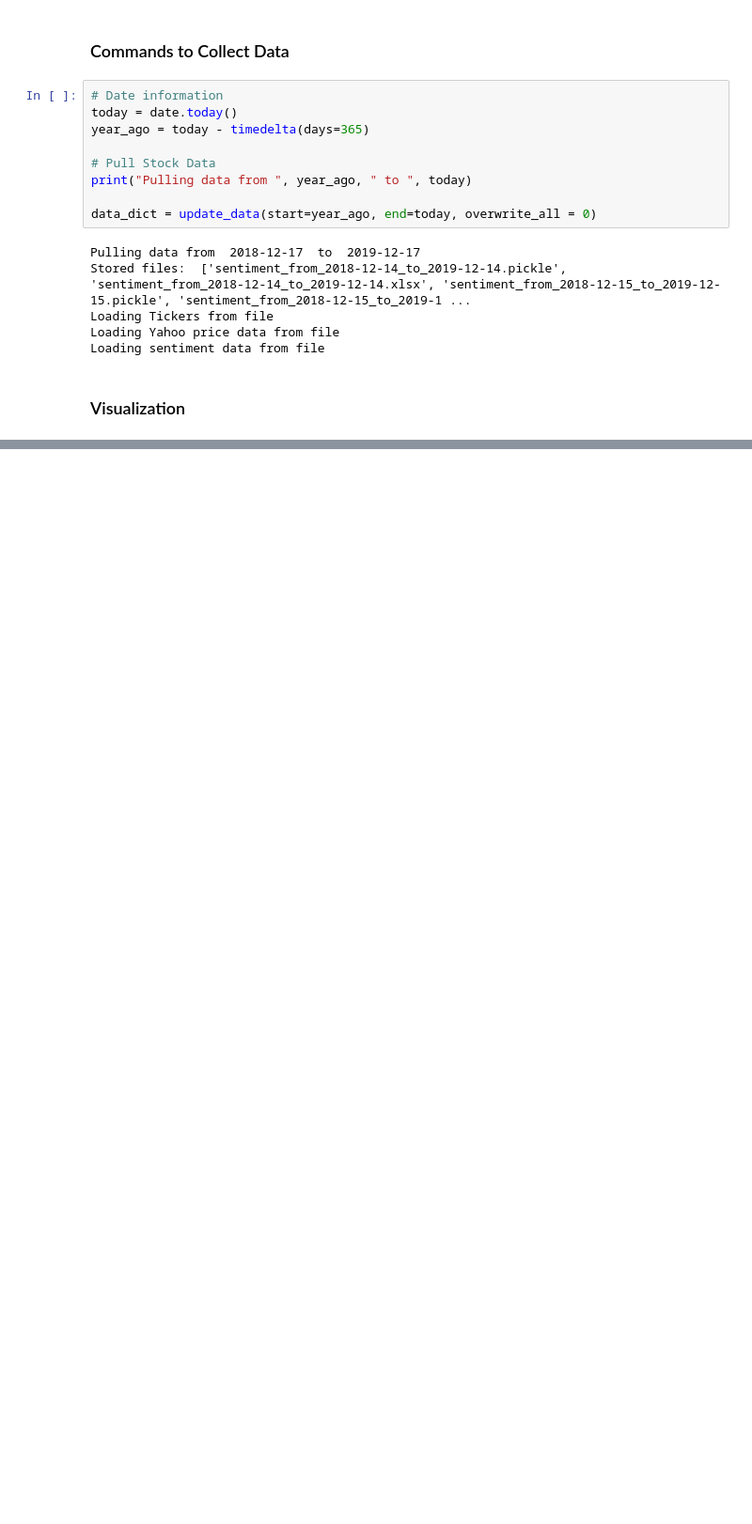
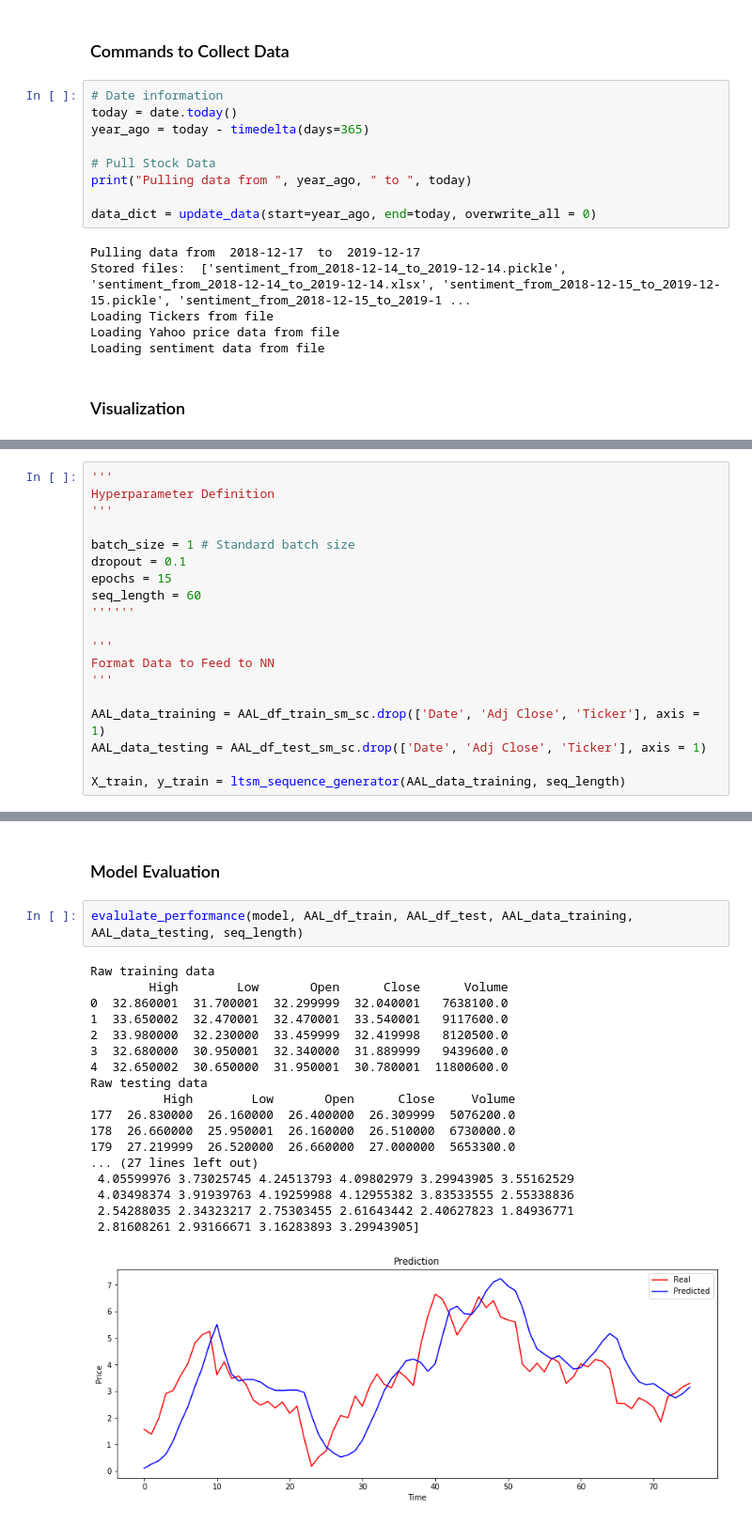
Before and after one commit to jmclark/Trading_Notebooks, a Jupyter notebook: Forecasting_Exp_1.ipynb, the cells around one changed output, grey strips where cells are left out. Shown: that part at 94% size. Cells and saved outputs as stored; diff of their text form; blank space fills up the shorter version.

Commit message:
Interesting model

```diff
--- a/Forecasting_Exp_1.ipynb
+++ b/Forecasting_Exp_1.ipynb
@@ -487,0 +485,19 @@ KeyboardInterrupt:
+# %%
+'''
+Hyperparameter Definition
+'''
+
+batch_size = 1 # Standard batch size
+dropout = 0.1
+epochs = 15
+seq_length = 60
+''''''
+
+'''
+Format Data to Feed to NN
+'''
+
+AAL_data_training = AAL_df_train_sm_sc.drop(['Date', 'Adj Close', 'Ticker'], axis = 1)
+AAL_data_testing = AAL_df_test_sm_sc.drop(['Date', 'Adj Close', 'Ticker'], axis = 1)
+
+X_train, y_train = ltsm_sequence_generator(AAL_data_training, seq_length)
@@ -487,0 +550,23 @@ KeyboardInterrupt:
+# %% [markdown]
+### Model Evaluation
+# %%
+evalulate_performance(model, AAL_df_train, AAL_df_test, AAL_data_training, AAL_data_testing, seq_length)
+# %% [output]
+Raw training data
+        High        Low       Open      Close      Volume
+0  32.860001  31.700001  32.299999  32.040001   7638100.0
+1  33.650002  32.470001  32.470001  33.540001   9117600.0
+2  33.980000  32.230000  33.459999  32.419998   8120500.0
+3  32.680000  30.950001  32.340000  31.889999   9439600.0
+4  32.650002  30.650000  31.950001  30.780001  11800600.0
+Raw testing data
+          High        Low       Open      Close     Volume
+177  26.830000  26.160000  26.400000  26.309999  5076200.0
+178  26.660000  25.950001  26.160000  26.510000  6730000.0
+179  27.219999  26.520000  26.660000  27.000000  5653300.0
+... (27 lines left out)
+ 4.05599976 3.73025745 4.24513793 4.09802979 3.29943905 3.55162529
+ 4.03498374 3.91939763 4.19259988 4.12955382 3.83533555 2.55338836
+ 2.54288035 2.34323217 2.75303455 2.61643442 2.40627823 1.84936771
+ 2.81608261 2.93166671 3.16283893 3.29943905]
+[figure, added]
```
Also changed, not shown: parts of 11 cells of this notebook.
